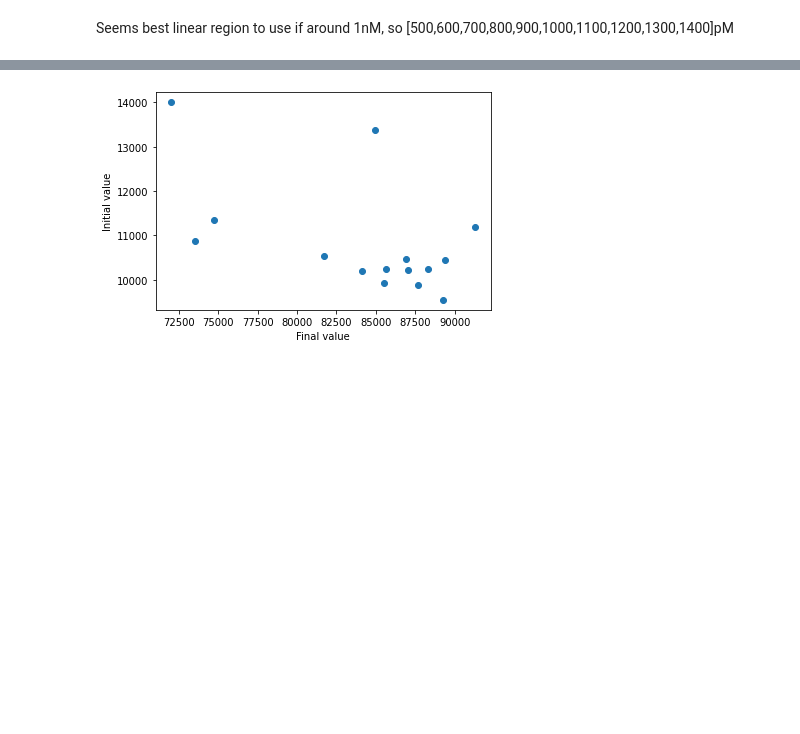
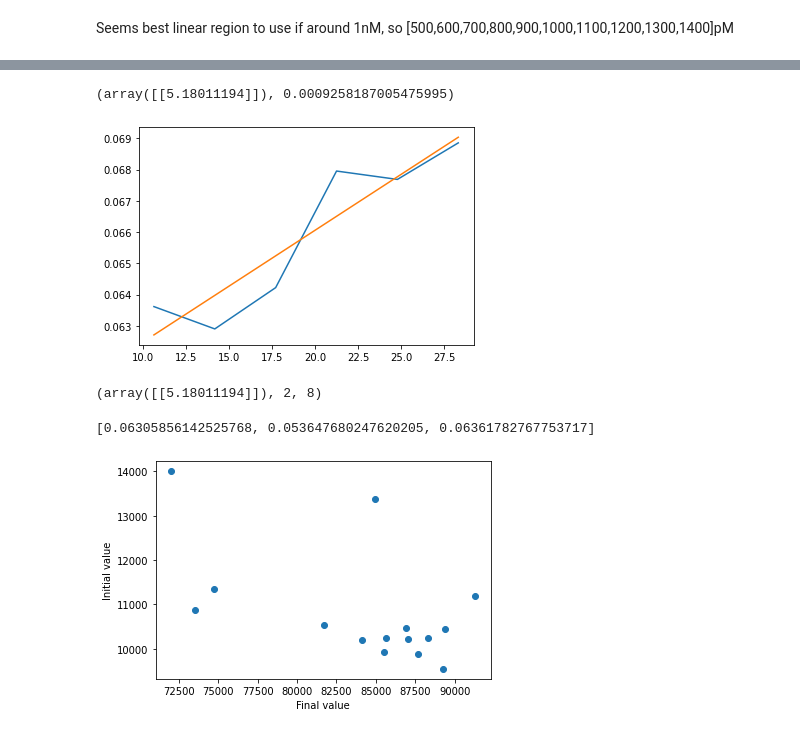
Before and after one commit to brendanhuo/IIB_project, a Jupyter notebook: LoD_analysis.ipynb, the cells around one changed output, grey strips where cells are left out. Saved outputs shown, nothing was run; the diff lists cells and outputs as text; code cells hidden in the pictures; blank space fills up the shorter version.

```diff
--- a/LoD_analysis.ipynb
+++ b/LoD_analysis.ipynb
@@ -471,3 +498,44 @@ plt.show()
+# %%
+from sklearn.linear_model import LinearRegression
+X = np.array(concs[1+2:9]).reshape(-1,1)
+y = np.array(ks[::-1])[2:8].reshape(-1,1)
+reg = LinearRegression().fit(X,y)
+grad = reg.coef_
+std = np.std(reg.predict(X) - y)
+limitD = 2 * std / grad
+plt.plot(X,y)
+plt.plot(X,reg.predict(X))
+limitD, std
+# %% [output]
+(array([[5.18011194]]), 0.0009258187005475995)
+[figure, added]
+# %%
+minimum = np.inf
+for j in range(len(concs[1:])): #Condition that must be at least 6 concentration values
+    for k in range(len(concs[1:])):
+        if k - j >= 6:
+            X = np.array(concs[1+j:k+1]).reshape(-1,1)
+            y = np.array(ks[::-1])[j:k].reshape(-1,1)
+            from sklearn.linear_model import LinearRegression
+            reg = LinearRegression().fit(X, y)
+            grad = reg.coef_
+            grad
+            std = np.std(reg.predict(X) - y)
+            std
+            limitD = 2 * std / grad
+            if limitD < minimum and limitD > 0: #LoD has to be greater than 0
+                minimum = limitD
+                conclower = j
+                concupper = k
+minimum, conclower, concupper
+# %% [output]
+(array([[5.18011194]]), 2, 8)
+# %%
+len(ks)
+len(ks[::-1][1:4]), len(concs[1+1:4])
+ks[::-1][0:3]
+# %% [output]
+[0.06305856142525768, 0.053647680247620205, 0.06361782767753717]
 # %%
 x= np.array(Trip_mean)[1:, -1]
 y= np.array(Trip_mean)[1:, 0]
```
Also changed, not shown: parts of 5 cells of this notebook, 8 other files.
